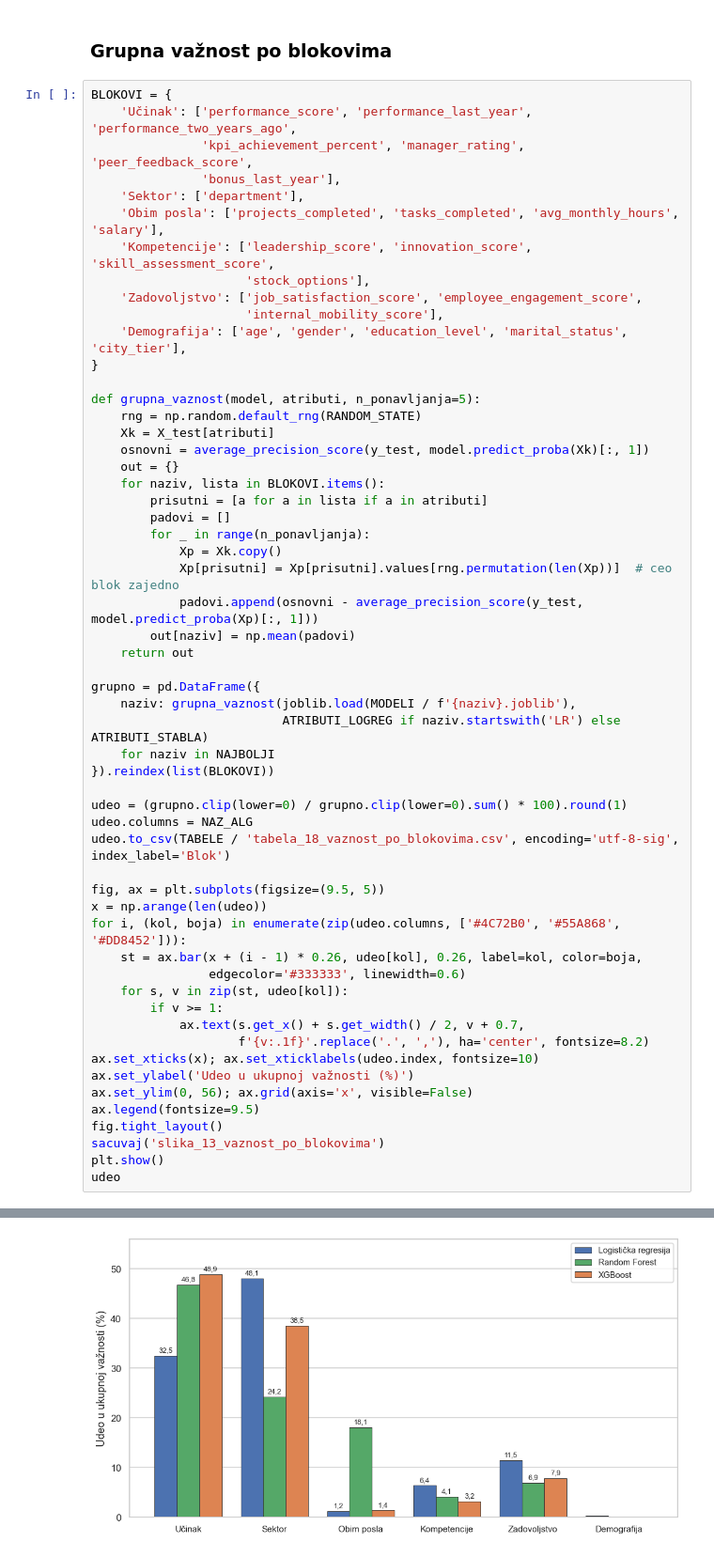
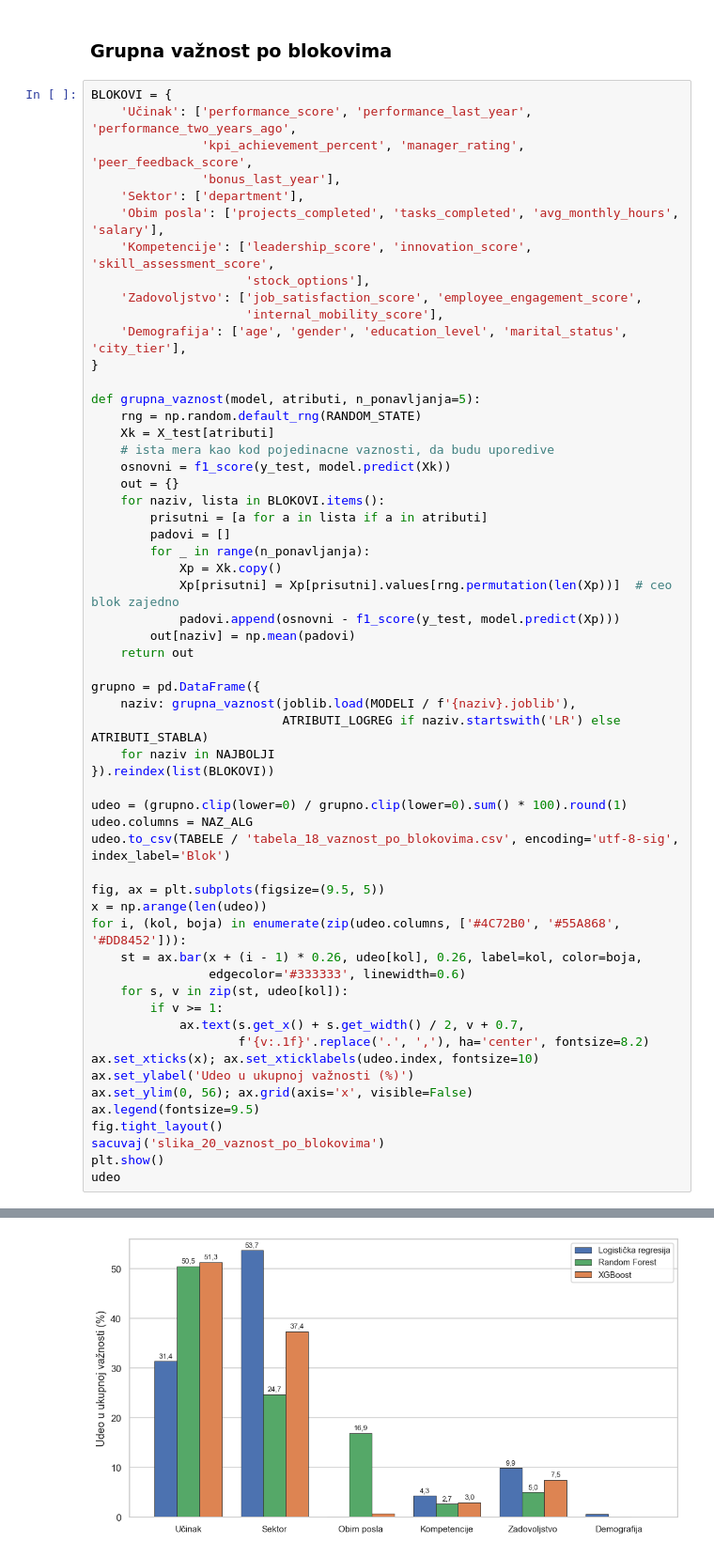
Before and after one commit to stojilkovicca/predvidjanje-napredovanja-zaposlenih, a Jupyter notebook: analiza.ipynb, the cells around one changed output, grey strips where cells are left out. Shown at 94% size. Saved outputs shown, nothing was run; the diff lists cells and outputs as text.

```diff
--- a/analiza.ipynb
+++ b/analiza.ipynb
@@ -1730,7 +1730,8 @@ BLOKOVI = {
 def grupna_vaznost(model, atributi, n_ponavljanja=5):
     rng = np.random.default_rng(RANDOM_STATE)
     Xk = X_test[atributi]
-    osnovni = average_precision_score(y_test, model.predict_proba(Xk)[:, 1])
+    # ista mera kao kod pojedinacne vaznosti, da budu uporedive
+    osnovni = f1_score(y_test, model.predict(Xk))
     out = {}
     for naziv, lista in BLOKOVI.items():
         prisutni = [a for a in lista if a in atributi]
@@ -1738,7 +1739,7 @@ def grupna_vaznost(model, atributi, n_ponavljanja=5):
         for _ in range(n_ponavljanja):
             Xp = Xk.copy()
             Xp[prisutni] = Xp[prisutni].values[rng.permutation(len(Xp))]  # ceo blok zajedno
-            padovi.append(osnovni - average_precision_score(y_test, model.predict_proba(Xp)[:, 1]))
+            padovi.append(osnovni - f1_score(y_test, model.predict(Xp)))
         out[naziv] = np.mean(padovi)
     return out
 
@@ -1766,7 +1767,7 @@ ax.set_ylabel('Udeo u ukupnoj važnosti (%)')
 ax.set_ylim(0, 56); ax.grid(axis='x', visible=False)
 ax.legend(fontsize=9.5)
 fig.tight_layout()
-sacuvaj('slika_13_vaznost_po_blokovima')
+sacuvaj('slika_20_vaznost_po_blokovima')
 plt.show()
 udeo
 # %% [output]
@@ -1774,2 +1775,2 @@ Sacuvano: slike/slika_13_vaznost_po_blokovima.png
-[figure, old version]
+[figure, new version]
 |  | Logistička regresija | Random Forest | XGBoost |
```
Also changed, not shown: parts of 15 cells of this notebook, 22 other files.
